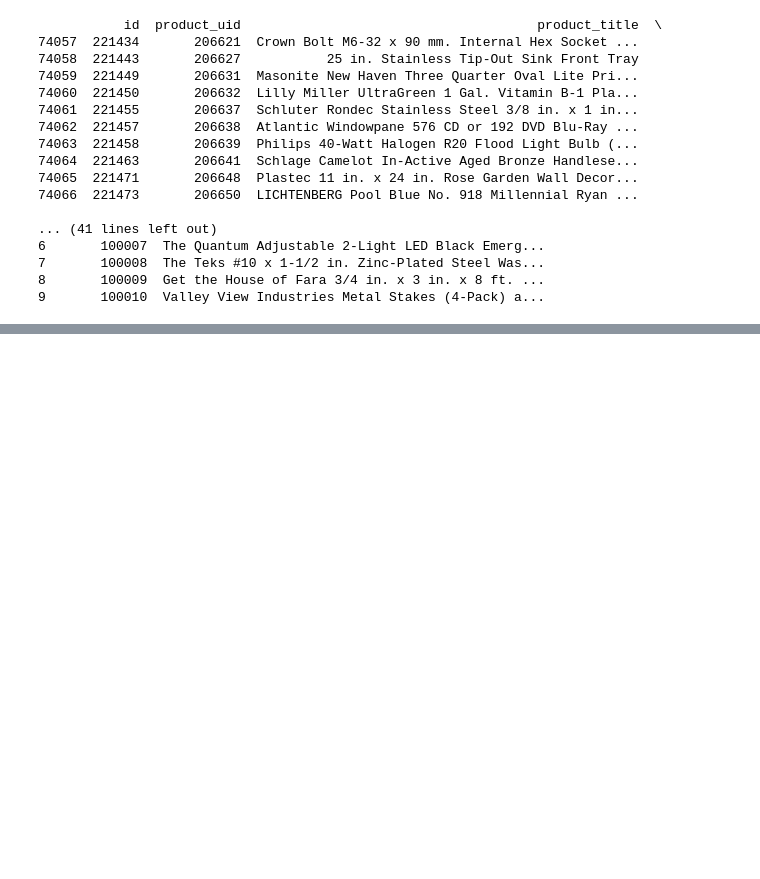
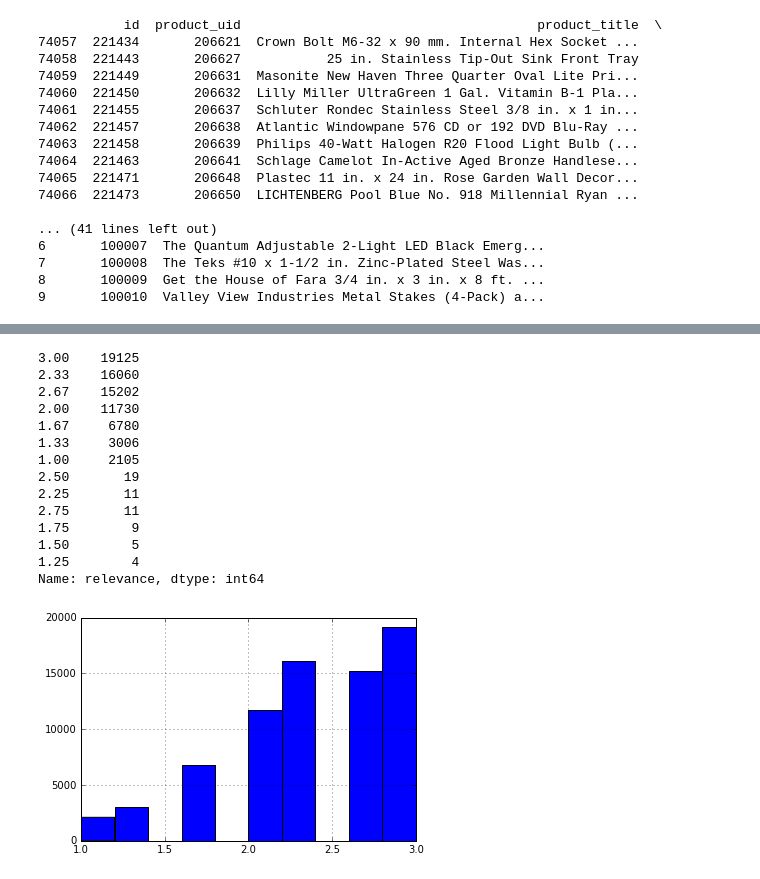
Before and after one commit to kangeugine/kaggle-homedepot, a Jupyter notebook: Kaggle-HomeDepot.ipynb, the cells around one changed output, grey strips where cells are left out. Saved outputs shown, nothing was run; the diff lists cells and outputs as text; code cells hidden in the pictures; blank space fills up the shorter version.

```diff
--- a/Kaggle-HomeDepot.ipynb
+++ b/Kaggle-HomeDepot.ipynb
@@ -144,0 +168,7 @@ max    221473.000000  206650.000000      3.000000      21.000000
+# %%
+# cut data into categories
+# add new column existing data frame
+training_data["id_bins"] = pd.cut(training_data.id, 20, labels=False)
+# correlation analysis "spearman"
+print(training_data.corr(method="spearman"))
+training_data.describe()
@@ -144,0 +191,22 @@ max    221473.000000  206650.000000      3.000000      21.000000
+# %%
+# histogram and table
+# .value_counts() is table for R
+import matplotlib
+training_data.relevance.hist(bins=10)
+training_data.relevance.value_counts()
+# %% [output]
+3.00    19125
+2.33    16060
+2.67    15202
+2.00    11730
+1.67     6780
+1.33     3006
+1.00     2105
+2.50       19
+2.25       11
+2.75       11
+1.75        9
+1.50        5
+1.25        4
+Name: relevance, dtype: int64
+[figure, added]
```
Also changed, not shown: parts of 12 cells of this notebook.
